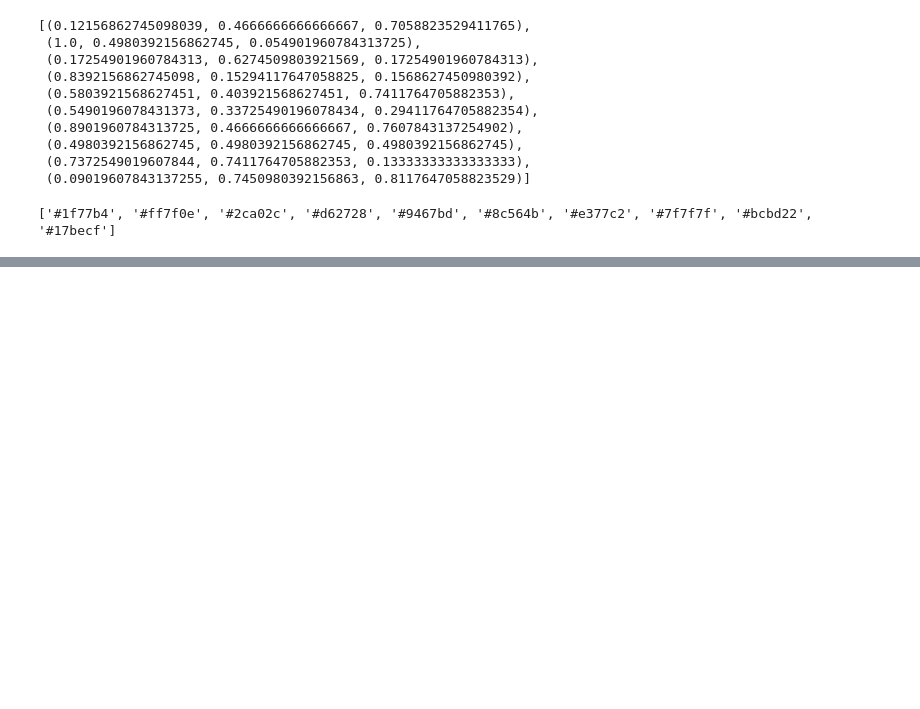
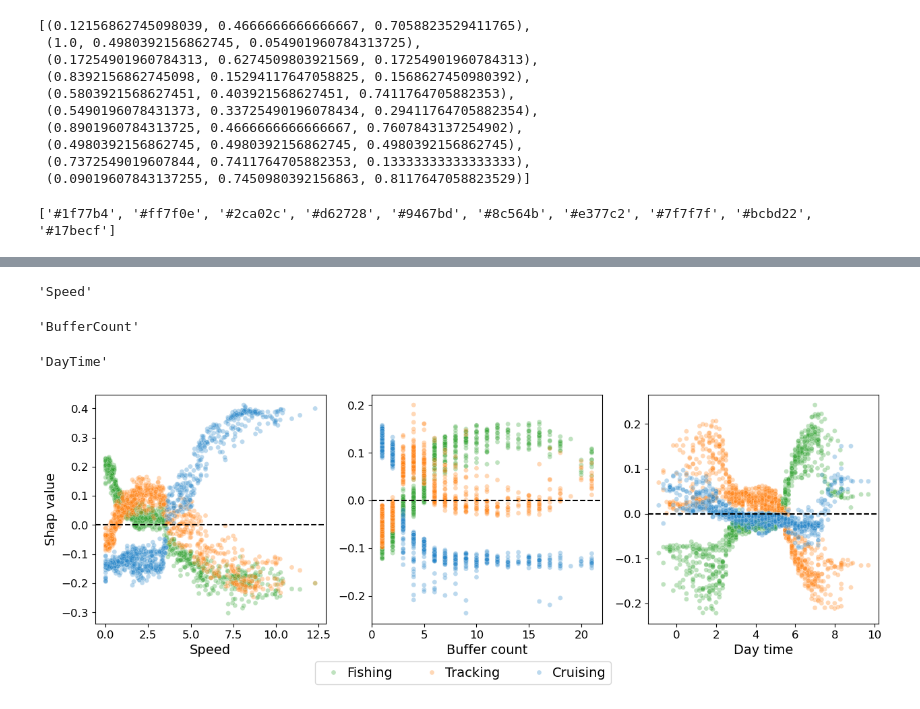
Before and after one commit to JSalaCoro/PurseSeine_RandomForest, a Jupyter notebook: 2_shapValues.ipynb, the cells around one changed output, grey strips where cells are left out. Drawn from its saved outputs; the diff is of its cells as text; code cells hidden in the pictures; blank space fills up the shorter version.

Commit message:
shap scatterplot for binary model

```diff
--- a/2_shapValues.ipynb
+++ b/2_shapValues.ipynb
@@ -201,0 +123,76 @@ Text(0.5, 0, 'Day time')
+# %%
+def shapScatterPlot(speedDataframe, bufferCountDataframe, dayTimeDataframe, colorMappingPalette, legendCols):
+    fig, axes = plt.subplots(1,3, figsize=(15,5))
+    p1 = sns.scatterplot(ax = axes[0], x=speedDataframe.Speed, y=speedDataframe.shapValue, hue=speedDataframe.VessOp, palette=colorMappingPalette, alpha=0.3, s=25).axhline(y=0, linestyle='--', color='black')
+    sns.scatterplot(ax = axes[1], x=bufferCountDataframe.BufferCount, y=bufferCountDataframe.shapValue, palette=colorMappingPalette, hue=bufferCountDataframe.VessOp, alpha=0.3, s=25).axhline(y=0, linestyle='--', color='black')
+    sns.scatterplot(ax = axes[2], x=dayTimeDataframe.DayTime, y=dayTimeDataframe.shapValue, hue=dayTimeDataframe.VessOp, palette=colorMappingPalette, alpha=0.3, s=25).axhline(y=0, linestyle='--', color='black')
+
+    for axNum in range(0,3):
+        axes[axNum].tick_params(labelsize=12)
+        axes[axNum].get_legend().remove()
+        if axNum==0:
+            axes[axNum].set_ylabel('Shap value', fontsize=14)
+        else:
+            axes[axNum].set_ylabel('')
+
+
+    axes[0].set_xlabel('Speed', fontsize=14)
+    axes[1].set_xlabel('Buffer count', fontsize=14)
+    axes[2].set_xlabel('Day time', fontsize=14)
+
+    fig.subplots_adjust(bottom=0.2)
+    handles, labels = axes[0].get_legend_handles_labels()
+    fig.legend(handles, labels, loc='lower center', fontsize=14, handletextpad=0.01, ncol=legendCols)
+    fig.savefig('results/'+ modelRunning + '/shapValues/scatterplot.png', bbox_inches='tight')
+
+#5. Scatterplots
+features = ['Speed', 'BufferCount', 'DayTime']
+if modelRunning == 'binaryModel':
+    for feature in features:
+        feature
+        shapAN = shap_values[:,feature,0].values
+        ANdata = shap_values[:,feature,0].data
+        shapC = shap_values[:,feature,1].values
+        Cdata = shap_values[:,feature,1].data
+
+        shapScatterDF = pd.concat([pd.DataFrame({'VessOp':'Fishing', 'shapValue':shapC, feature:Cdata}),
+                                   pd.DataFrame({'VessOp':'Tracking-Cruising', 'shapValue':shapAN, feature:ANdata})])
+
+        if feature == 'Speed': speedDF = shapScatterDF
+        if feature == 'BufferCount': bufferCountDF = shapScatterDF
+        if feature == 'DayTime':
+            shapScatterDF['DayTime'] = shapScatterDF['DayTime']-12
+            dayTimeDF = shapScatterDF
+
+    colormapping = {'Fishing': '#2ca02c', 'Tracking-Cruising': '#C82937'}
+    legendNcol=2
+
+if modelRunning == 'multiClassModel':
+    for feature in features:
+        feature
+        shapA = shap_values[:,feature,0].values
+        Adata = shap_values[:,feature,0].data
+        shapC = shap_values[:,feature,1].values
+        Cdata = shap_values[:,feature,1].data
+        shapN = shap_values[:,feature,2].values
+        Ndata = shap_values[:,feature,2].data
+
+        shapScatterDF = pd.concat([pd.DataFrame({'VessOp':'Fishing', 'shapValue':shapC, feature:Cdata}),
+                                   pd.DataFrame({'VessOp':'Tracking', 'shapValue':shapA, feature:Adata}),
+                                   pd.DataFrame({'VessOp':'Cruising', 'shapValue':shapN, feature:Ndata})])
+
+        if feature == 'Speed': speedDF = shapScatterDF
+        if feature == 'BufferCount': bufferCountDF = shapScatterDF
+        if feature == 'DayTime':
+            shapScatterDF['DayTime'] = shapScatterDF['DayTime']-12
+            dayTimeDF = shapScatterDF
+
+    colormapping = dict(Fishing='#2ca02c', Tracking='#ff7f0e', Cruising='#2283C8')
+    legendNcol=3
+
+shapScatterPlot(speedDataframe=speedDF, bufferCountDataframe=bufferCountDF, dayTimeDataframe=dayTimeDF, colorMappingPalette=colormapping, legendCols=legendNcol)
+# %% [output]
+'Speed'
+'BufferCount'
+'DayTime'
+[figure, added]
```
Also changed, not shown: parts of 1 cell of this notebook, 9 other files.
